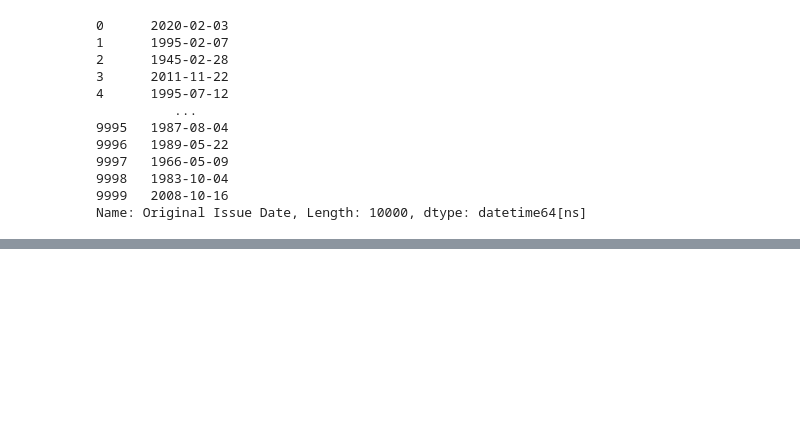
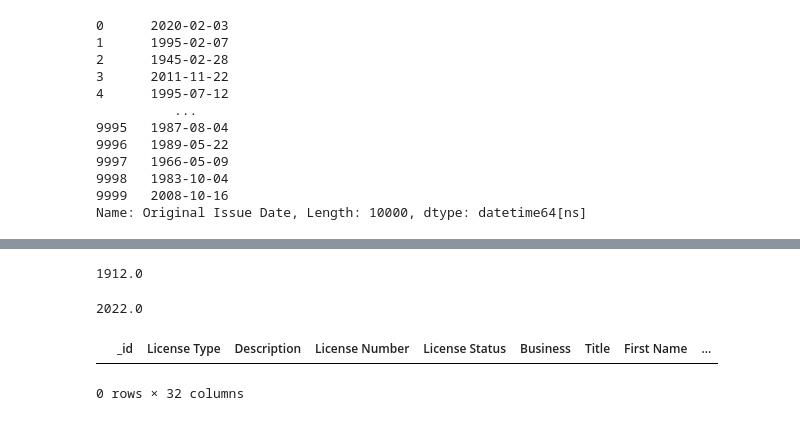
Before and after one commit to UIUC-iSchool-DataViz/is445_bcubcg_fall2022, a Jupyter notebook: _site/week03/inClass_week03.ipynb, the cells around one changed output, grey strips where cells are left out. Drawn from its saved outputs; the diff is of its cells as text; code cells hidden in the pictures; blank space fills up the shorter version.

```diff
--- a/_site/week03/inClass_week03.ipynb
+++ b/_site/week03/inClass_week03.ipynb
@@ -742,7 +742,8 @@ array(['02/03/2020', '02/07/1995', '02/28/1945', ..., '12/07/1979',
        '04/04/2005', '09/27/1982'], dtype=object)
 # %%
 # the original issue date to a datetime object
-licenses['Original Issue Date'] = pd.to_datetime(licenses['Original Issue Date'],errors='coerce',format='%m/%d/%Y')
+licenses['Original Issue Date'] = pd.to_datetime(licenses['Original Issue Date'],
+                                                 errors='coerce',format='%m/%d/%Y')
 # %%
 licenses['Original Issue Date']
 # %% [output]
@@ -758,3 +759,5 @@ licenses['Original Issue Date']
 9998   1983-10-04
 9999   2008-10-16
 Name: Original Issue Date, Length: 10000, dtype: datetime64[ns]
+# %%
+licenses['Original Issue Year'] = licenses['Original Issue Date'].dt.year # .day? .month?
@@ -760,0 +779,13 @@ Name: Original Issue Date, Length: 10000, dtype: datetime64[ns]
+# %%
+licenses['Original Issue Year'].min()
+# %% [output]
+1912.0
+# %%
+licenses['Original Issue Year'].max()
+# %% [output]
+2022.0
+# %%
+licenses.loc[licenses['Original Issue Year']==np.nan]
+# %% [output]
+|  | _id | License Type | Description | License Number | License Status | Business | Title | First Name | ... |
+0 rows × 32 columns
```
Also changed, not shown: parts of 1 cell of this notebook.
